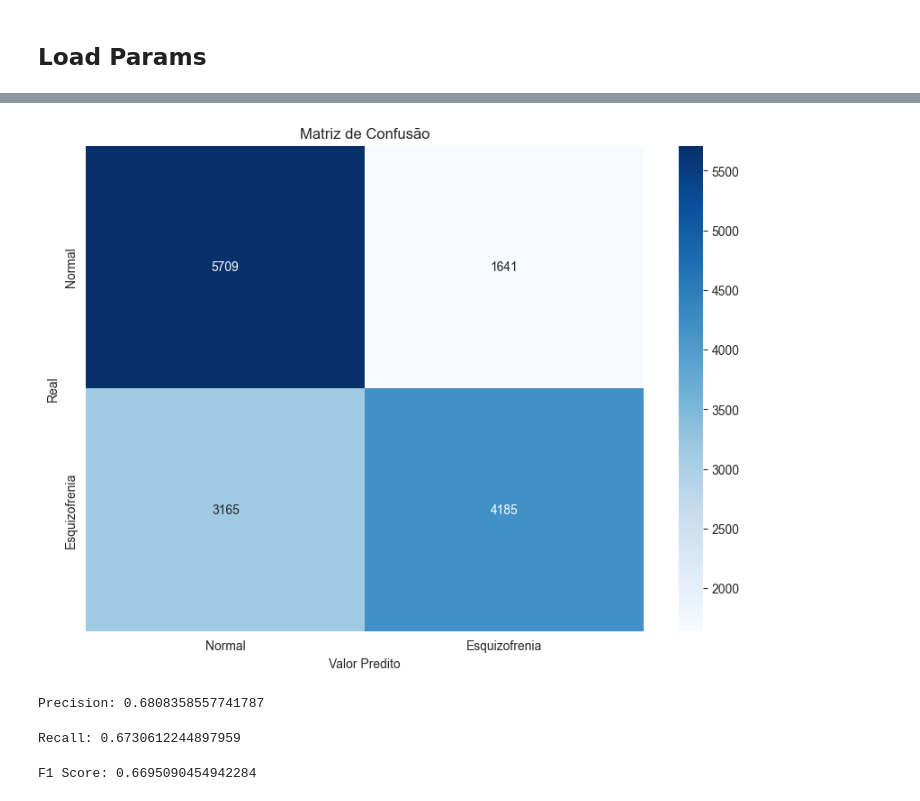
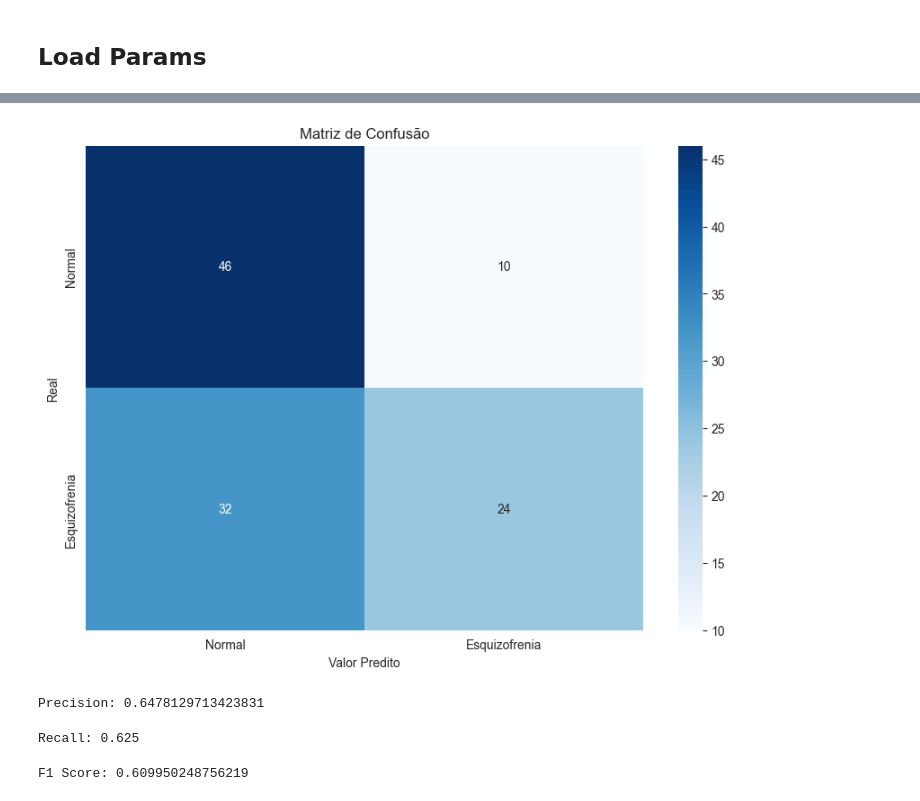
Before and after one commit to Maciel-Dev/cnnEegSchizophrenia, a Jupyter notebook: new_cnn.ipynb, the cells around one changed output, grey strips where cells are left out. Drawn from its saved outputs; the diff is of its cells as text; code cells hidden in the pictures.

```diff
--- a/new_cnn.ipynb
+++ b/new_cnn.ipynb
@@ -179,20 +175,33 @@ Acuracia das Imagens: 68.75 %
 # %%
 import matplotlib.pyplot as plt
 import seaborn as sns
 from sklearn.metrics import confusion_matrix
+
+true_labels = []
+predicted_labels = []
+
+# Evaluation loop
+model.eval()
+with torch.no_grad():
+    for images, labels in test_loader:
+        images, labels = images.to(device), labels.to(device)
+        outputs = model(images)
+        _, predicted = torch.max(outputs.data, 1)
+        true_labels.extend(labels.cpu().numpy())
+        predicted_labels.extend(predicted.cpu().numpy())
 
 cm = confusion_matrix(true_labels, predicted_labels)
 
 # Plot confusion matrix
 plt.figure(figsize=(10, 7))
 sns.heatmap(cm, annot=True, fmt='d', cmap='Blues', xticklabels=['Normal', 'Esquizofrenia'],
             yticklabels=['Normal', 'Esquizofrenia'])
 plt.xlabel('Valor Predito')
 plt.ylabel('Real')
 plt.title('Matriz de Confusão')
 plt.show()
 # %% [output]
-[figure, old version]
+[figure, new version]
 # %%
 # Import the calculate_precision function
 from sklearn.metrics import precision_score
@@ -200,7 +209,7 @@ from sklearn.metrics import precision_score
 precision = precision_score(true_labels, predicted_labels, average='weighted')
 print(f'Precision: {precision}')
 # %% [output]
-Precision: 0.6808358557741787
+Precision: 0.6478129713423831
 # %%
 from sklearn.metrics import recall_score
 
@@ -208,7 +217,7 @@ from sklearn.metrics import recall_score
 recall = recall_score(true_labels, predicted_labels, average='weighted')
 print(f'Recall: {recall}')
 # %% [output]
-Recall: 0.6730612244897959
+Recall: 0.625
 # %%
 from sklearn.metrics import f1_score
 
@@ -216,4 +225,4 @@ from sklearn.metrics import f1_score
 f1 = f1_score(true_labels, predicted_labels, average='weighted')
 print(f'F1 Score: {f1}')
 # %% [output]
-F1 Score: 0.6695090454942284
+F1 Score: 0.609950248756219
```
Also changed, not shown: parts of 1 cell of this notebook.
